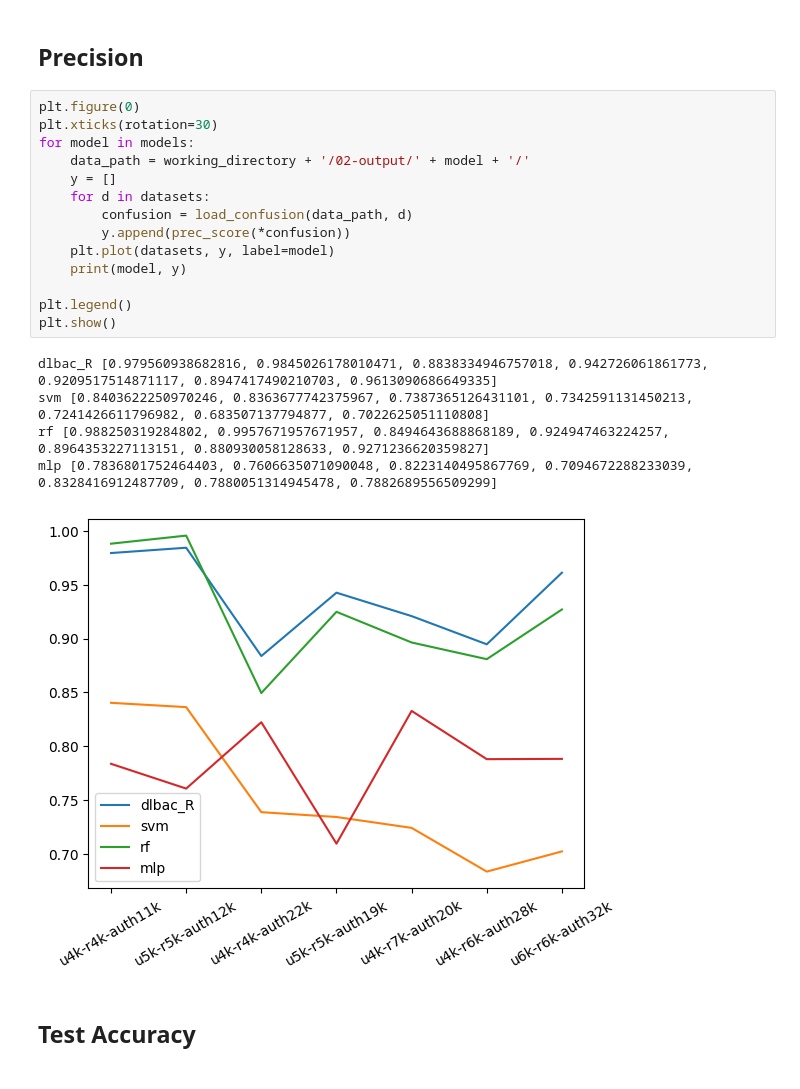
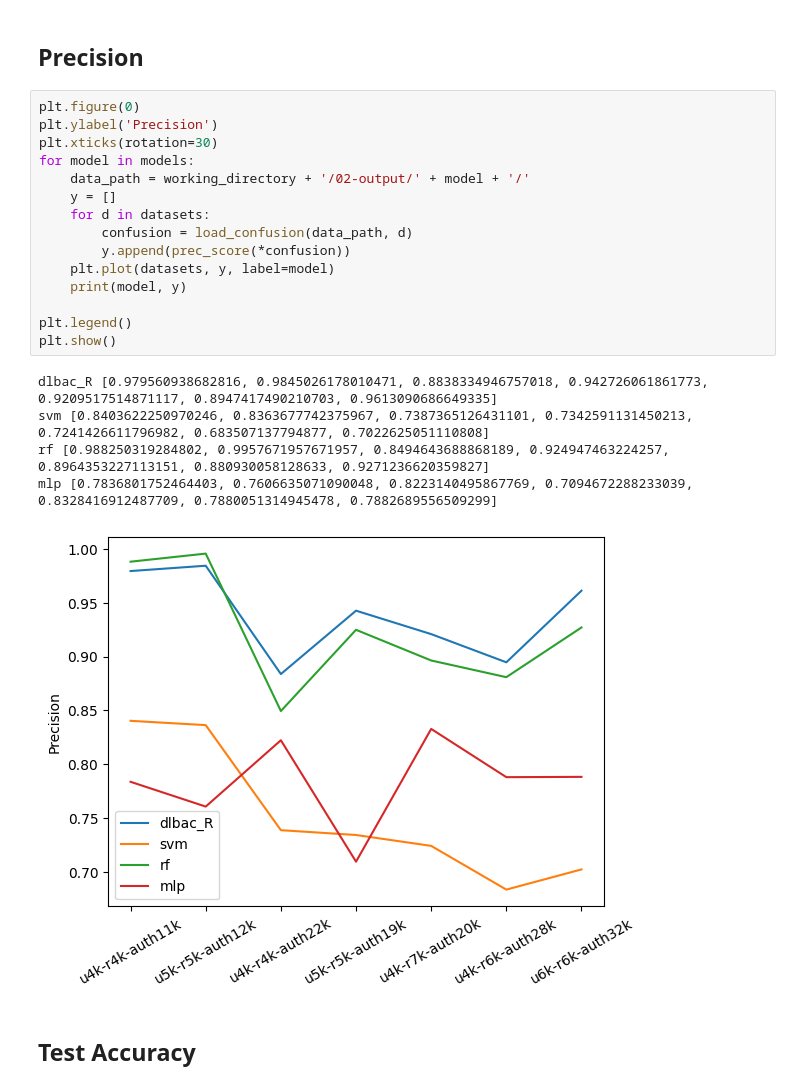
Before and after one commit to mgr-cse/nn-access-ctrl, a Jupyter notebook: model-analysis.ipynb, the cells around one changed output. Saved outputs shown, nothing was run; the diff lists cells and outputs as text.

```diff
--- a/model-analysis.ipynb
+++ b/model-analysis.ipynb
@@ -138,24 +141,25 @@ mlp [0.3636594663278272, 0.2710576314122863, 0.2450274673233567, 0.2755284310806
 ## Precision
 # %%
 plt.figure(0)
+plt.ylabel('Precision')
 plt.xticks(rotation=30)
 for model in models:
     data_path = working_directory + '/02-output/' + model + '/'
     y = []
     for d in datasets:
         confusion = load_confusion(data_path, d)
         y.append(prec_score(*confusion))
     plt.plot(datasets, y, label=model)
     print(model, y)
 
 plt.legend()
 plt.show()
 # %% [output]
 dlbac_R [0.979560938682816, 0.9845026178010471, 0.8838334946757018, 0.942726061861773, 0.9209517514871117, 0.8947417490210703, 0.9613090686649335]
 svm [0.8403622250970246, 0.8363677742375967, 0.7387365126431101, 0.7342591131450213, 0.7241426611796982, 0.683507137794877, 0.7022625051110808]
 rf [0.988250319284802, 0.9957671957671957, 0.8494643688868189, 0.924947463224257, 0.8964353227113151, 0.880930058128633, 0.9271236620359827]
 mlp [0.7836801752464403, 0.7606635071090048, 0.8223140495867769, 0.7094672288233039, 0.8328416912487709, 0.7880051314945478, 0.7882689556509299]
-[figure, old version]
+[figure, new version]
 # %% [markdown]
 ## Test Accuracy
 # %%
```
Also changed, not shown: parts of 7 cells of this notebook, 1 other file.
